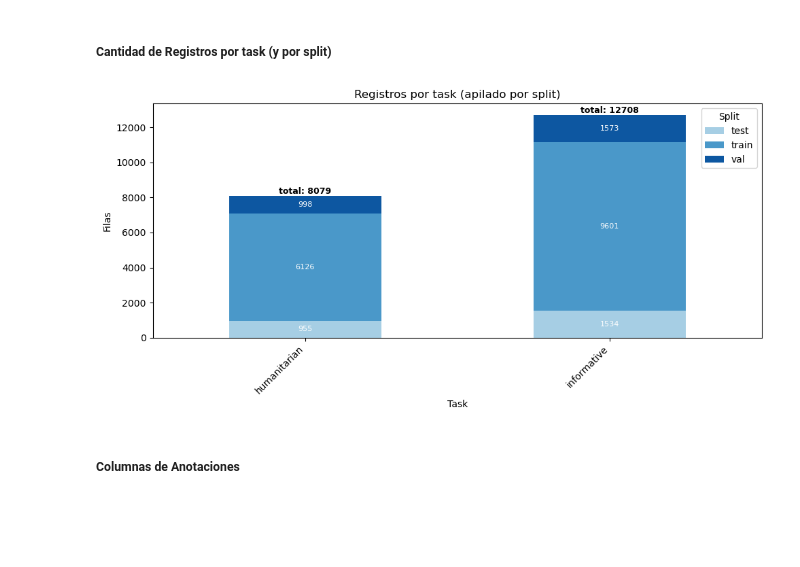
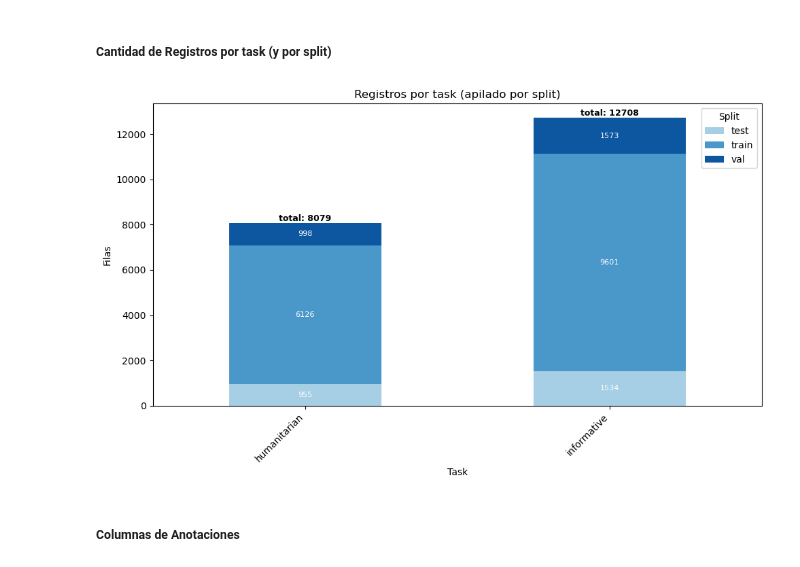
Before and after one commit to mborquezb/naive-fusion-and-finetuning-multimodal-models, a Jupyter notebook: mbb-cc66v-1-assignment-1.ipynb, the cells around one changed output. Cells and saved outputs as stored; diff of their text form; code cells hidden in the pictures; blank space fills up the shorter version.

```diff
--- a/mbb-cc66v-1-assignment-1.ipynb
+++ b/mbb-cc66v-1-assignment-1.ipynb
@@ -447,11 +463,13 @@ def describir_anotaciones(data_dir=RAW_DATA_PATH):
 
     resumen_rows = []
     splits_encontrados = set()
+    total_anotaciones = 0
 
     for task in tasks:
         anotaciones = cargar_anotaciones(task=task, data_dir=data_dir)
         for split, df in anotaciones.items():
             splits_encontrados.add(split)
+            total_anotaciones += len(df)
             print(f"\n=== task[{task}], split[{split}] === filas: {len(df):,} | columnas: {len(df.columns)}")
             print("Columnas:", ", ".join(df.columns))
 
@@ -496,6 +514,43 @@ def describir_anotaciones(data_dir=RAW_DATA_PATH):
 
             resumen_rows.append(row)
 
+    print(f"\n[INFO] total de anotaciones en todos los archivos: {total_anotaciones:,}")
+
     df_resumen = pd.DataFrame(resumen_rows)
     splits_lista = sorted(splits_encontrados)
-    return df_resumen, archivos, tasks, splits_lista
+    return df_resumen, archivos, tasks, splits_lista, total_anotaciones
+
+def totales_por_anotaciones_y_imgs(raw_resumen, total_anot, tareas, data_dir=RAW_DATA_PATH):
+    # resumen de anotaciones por task
+    anot_por_task = (
+        raw_resumen
+        .groupby("task")["filas"]
+        .sum()
+        .sort_values(ascending=False)
+    )
+
+    print("[INFO] anotaciones por tarea:")
+    for task, n in anot_por_task.items():
+        print(f" - {task}: {n:,}")
+    print()
+    print(f"[INFO] total anotaciones: {total_anot:,}")
+
+    # image_id que aparecen en más de un registro, por tarea
+    dup_imgs_por_task = {}
+    for task in tareas:
+        anotaciones = cargar_anotaciones(task=task, data_dir=data_dir)
+        ids = []
+        for df in anotaciones.values():
+            if "image_id" in df.columns:
+                ids.append(df["image_id"].dropna().astype(str))
+        if ids:
+            all_ids = pd.concat(ids, ignore_index=True)
+            dup_imgs_por_task[task] = (all_ids.value_counts() > 1).sum()
+        else:
+            dup_imgs_por_task[task] = 0
+
+    print("\n[INFO] image_id repetidos por tarea (>1 vez):")
+    for task, n in dup_imgs_por_task.items():
+        print(f" - {task}: {n:,}")
+
+    return anot_por_task, dup_imgs_por_task
@@ -852,7 +1077,7 @@ df_archivos_tsv[cols].sort_values("carpeta")
 # %% [markdown]
 ##### Descripción de Anotaciones
 # %%
-raw_resumen, archivos, tareas, raw_splits = describir_anotaciones()
+raw_resumen, archivos, tareas, raw_splits, total_anot = describir_anotaciones()
 # %% [output]
 [INFO] descripción de anotaciones
  - # archivos con anotaciones: 6
@@ -965,34 +1207,34 @@ plt.show()
 # %%
 tabla = (
     raw_resumen
     .pivot_table(index="task", columns="split", values="filas", aggfunc="sum")
     .fillna(0)
 )
 
-ax = tabla.plot(kind="bar", stacked=True, figsize=(10,5), color=raw_splits_colors)
+ax = tabla.plot(kind="bar", stacked=True, figsize=(10,6), color=raw_splits_colors)
 
 for cont in ax.containers:
     ax.bar_label(cont, fmt="%.0f", label_type="center", fontsize=8, color="white")
 
 # total por barra encima
 totales = tabla.sum(axis=1).values
 for bar, total in zip(ax.patches[::len(tabla.columns)], totales):
     ax.text(
         bar.get_x() + bar.get_width()/2,
         total,
         f"total: {total:.0f}",
         ha="center", va="bottom", fontsize=9, fontweight="bold"
     )
 
 plt.title("Registros por task (apilado por split)")
 plt.ylabel("Filas")
 plt.xlabel("Task")
 plt.xticks(rotation=45, ha="right")
 plt.legend(title="Split")
 plt.tight_layout()
 plt.show()
 # %% [output]
-[figure, old version]
+[figure, new version]
 # %% [markdown]
 ##### Columnas de Anotaciones
 # %% [markdown]
```
Also changed, not shown: parts of 92 cells of this notebook, 2 other files.
